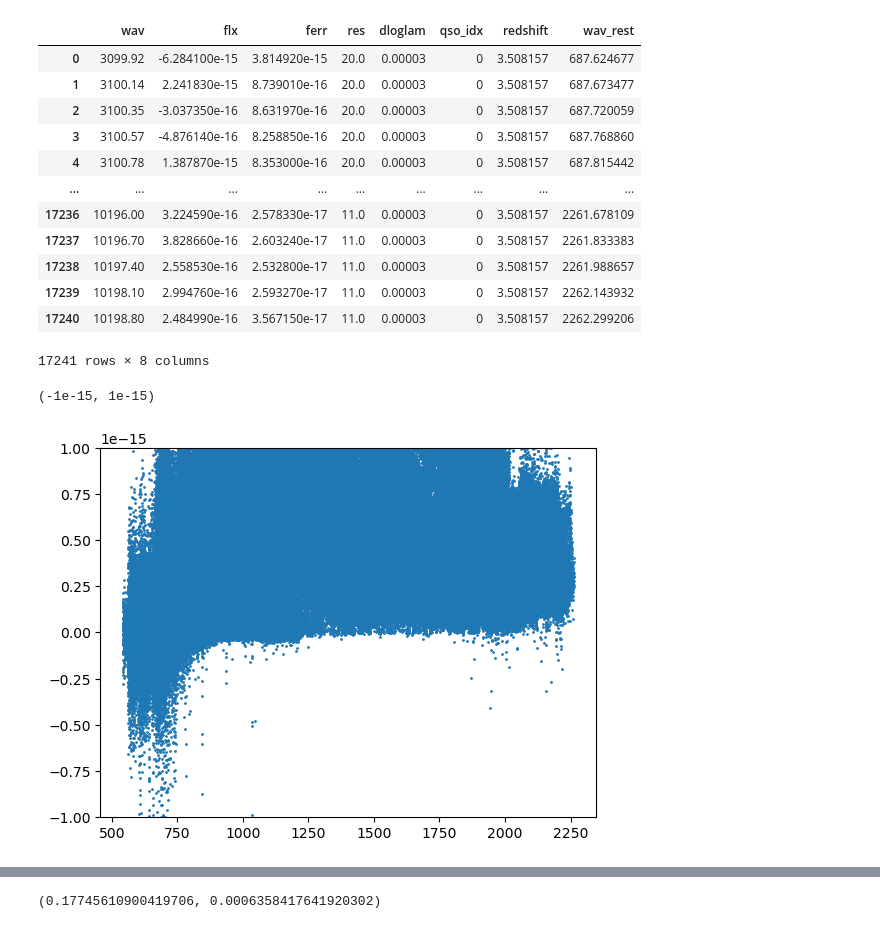
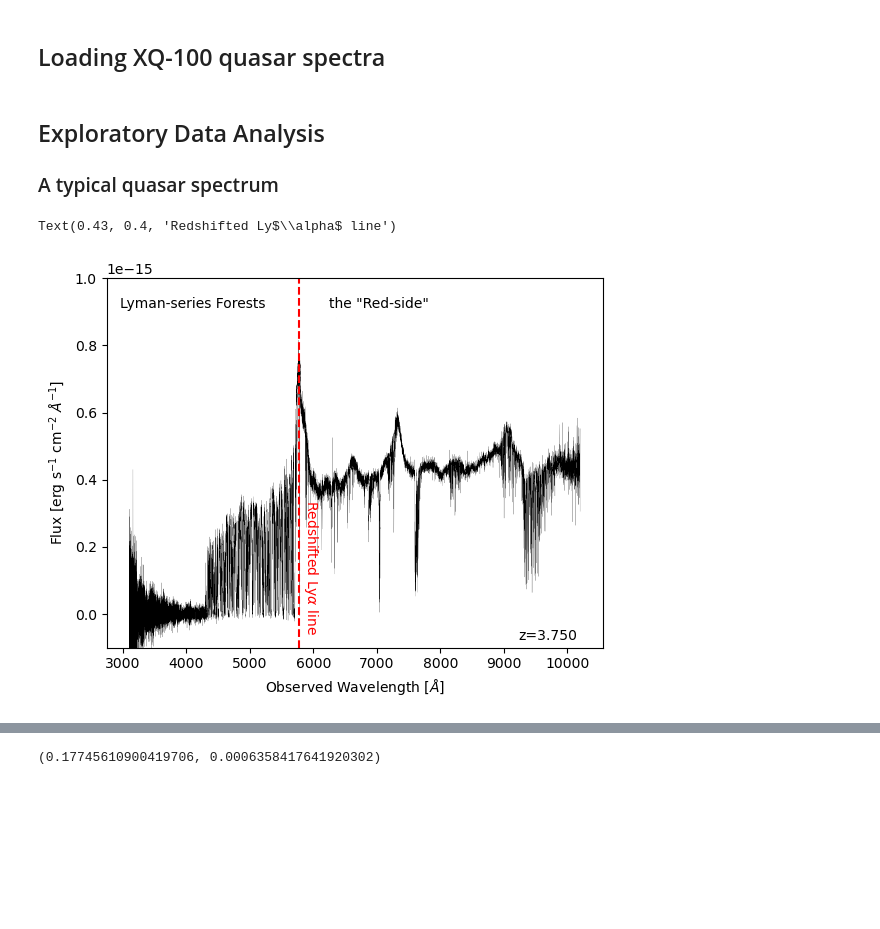
Before and after one commit to bayu-wilson/quasar_spectral_reconstruction_with_PCA, a Jupyter notebook: DimReductionAstroSpectra.ipynb, the cells around one changed output, grey strips where cells are left out. Drawn from its saved outputs; the diff is of its cells as text; code cells hidden in the pictures; blank space fills up the shorter version.

```diff
--- a/DimReductionAstroSpectra.ipynb
+++ b/DimReductionAstroSpectra.ipynb
@@ -8 +10,3 @@ def load_qso_data(cls,cat_index, tag, rescale_flux):
+# %% [markdown]
+## Loading XQ-100 quasar spectra
 # %%
@@ -23,23 +31,24 @@ for i in range(len(catalog_table)):
-# %%
-df_tot["wav_rest"] = df_tot["wav"]/(1+df_tot["redshift"]) #.groupby("qso_idx")
-df_tot[df_tot.qso_idx==0]
-# %% [output]
-|  | wav | flx | ferr | res | dloglam | qso_idx | redshift | wav_rest |
-| 0 | 3099.92 | -6.284100e-15 | 3.814920e-15 | 20.0 | 0.00003 | 0 | 3.508157 | 687.624677 |
-| 1 | 3100.14 | 2.241830e-15 | 8.739010e-16 | 20.0 | 0.00003 | 0 | 3.508157 | 687.673477 |
-| 2 | 3100.35 | -3.037350e-16 | 8.631970e-16 | 20.0 | 0.00003 | 0 | 3.508157 | 687.720059 |
-| 3 | 3100.57 | -4.876140e-16 | 8.258850e-16 | 20.0 | 0.00003 | 0 | 3.508157 | 687.768860 |
-| 4 | 3100.78 | 1.387870e-15 | 8.353000e-16 | 20.0 | 0.00003 | 0 | 3.508157 | 687.815442 |
-| ... | ... | ... | ... | ... | ... | ... | ... | ... |
-| 17236 | 10196.00 | 3.224590e-16 | 2.578330e-17 | 11.0 | 0.00003 | 0 | 3.508157 | 2261.678109 |
-| 17237 | 10196.70 | 3.828660e-16 | 2.603240e-17 | 11.0 | 0.00003 | 0 | 3.508157 | 2261.833383 |
-| 17238 | 10197.40 | 2.558530e-16 | 2.532800e-17 | 11.0 | 0.00003 | 0 | 3.508157 | 2261.988657 |
-| 17239 | 10198.10 | 2.994760e-16 | 2.593270e-17 | 11.0 | 0.00003 | 0 | 3.508157 | 2262.143932 |
-| 17240 | 10198.80 | 2.484990e-16 | 3.567150e-17 | 11.0 | 0.00003 | 0 | 3.508157 | 2262.299206 |
-17241 rows × 8 columns
-# %%
-plt.scatter(df_tot.wav_rest, df_tot.flx,s=1)
-plt.ylim(-1e-15,1e-15)
-# %% [output]
-(-1e-15, 1e-15)
-[figure, removed]
+# %% [markdown]
+## Exploratory Data Analysis
+
+### A typical quasar spectrum
+# %%
+np.random.seed(1)
+random_qso_idx = np.random.randint(0,100)
+df_i = df_tot[df_tot["qso_idx"]==random_qso_idx]
+z = df_i["redshift"][0]
+plt.plot(df_i["wav"],df_i["flx"],lw=0.1,color='black')
+plt.ylabel(r"Flux [erg s$^{-1}$ cm$^{-2}$ $\AA^{-1}$]")
+plt.xlabel(r"Observed Wavelength [$\AA$]")
+plt.ylim(-1e-16,1e-15)
+plt.text(0.95, 0.05, f"z={z:.3f}", transform=plt.gca().transAxes, verticalalignment='top', horizontalalignment='right')
+
+plt.text(0.32, 0.95, f"Lyman-series Forests", transform=plt.gca().transAxes, verticalalignment='top', horizontalalignment='right')
+plt.text(0.65, 0.95, f"the \"Red-side\"", transform=plt.gca().transAxes, verticalalignment='top', horizontalalignment='right')
+
+plt.axvline(1215.67*(1+z),color='red',ls="dashed")
+plt.text(0.43, 0.4, r"Redshifted Ly$\alpha$ line", transform=plt.gca().transAxes,
+         verticalalignment='top', horizontalalignment='right',rotation=-90,color='red')
+# %% [output]
+Text(0.43, 0.4, 'Redshifted Ly$\\alpha$ line')
+[figure, added]
```
Also changed, not shown: parts of 37 cells of this notebook.
